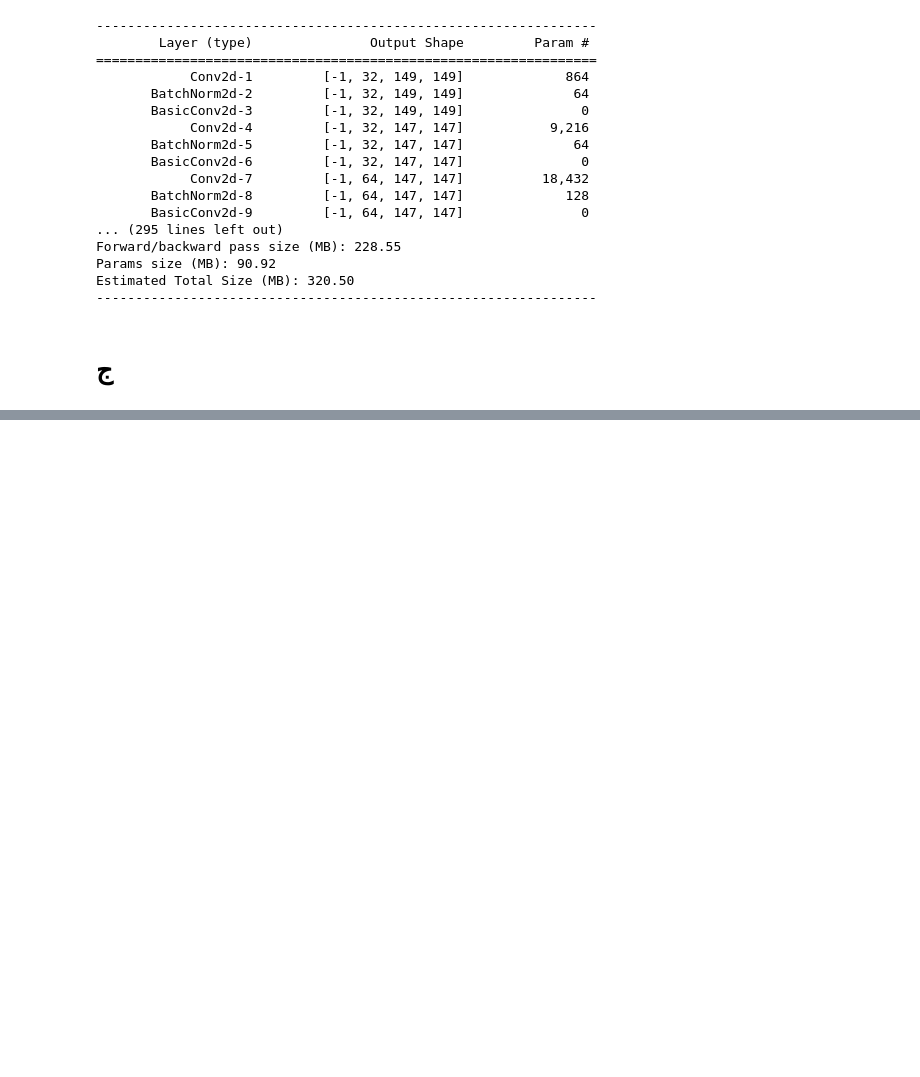
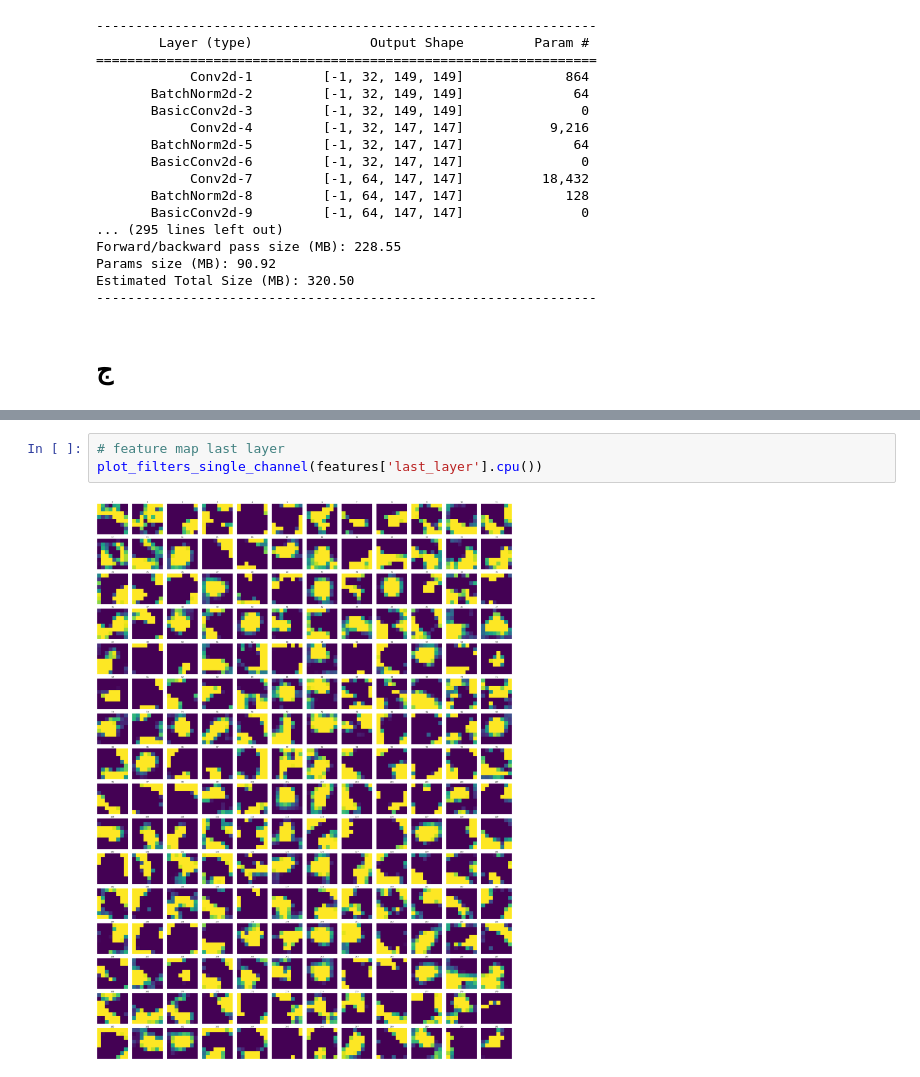
Before and after one commit to peyman886/Deep_Learning, a Jupyter notebook: HW2_practical_Q3.ipynb, the cells around one changed output, grey strips where cells are left out. Saved outputs shown, nothing was run; the diff lists cells and outputs as text; blank space fills up the shorter version.

```diff
--- a/HW2_practical_Q3.ipynb
+++ b/HW2_practical_Q3.ipynb
@@ -1215,0 +1253,5 @@ gee = {0: 'tench, Tinca tinca',
+# %%
+# feature map last layer
+plot_filters_single_channel(features['last_layer'].cpu())
+# %% [output]
+[figure, added]
```
Also changed, not shown: parts of 11 cells of this notebook.
